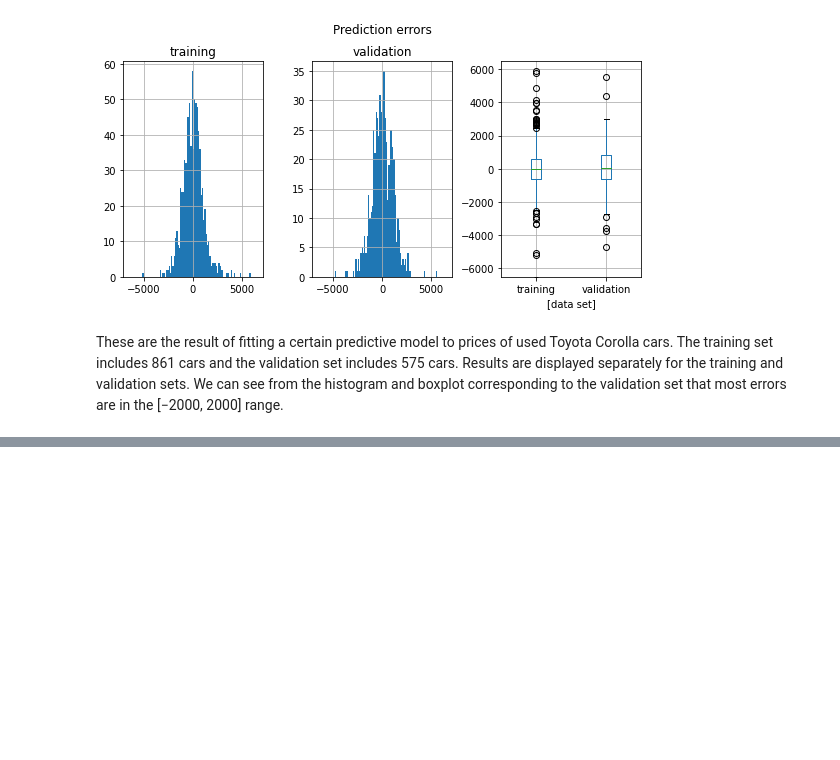
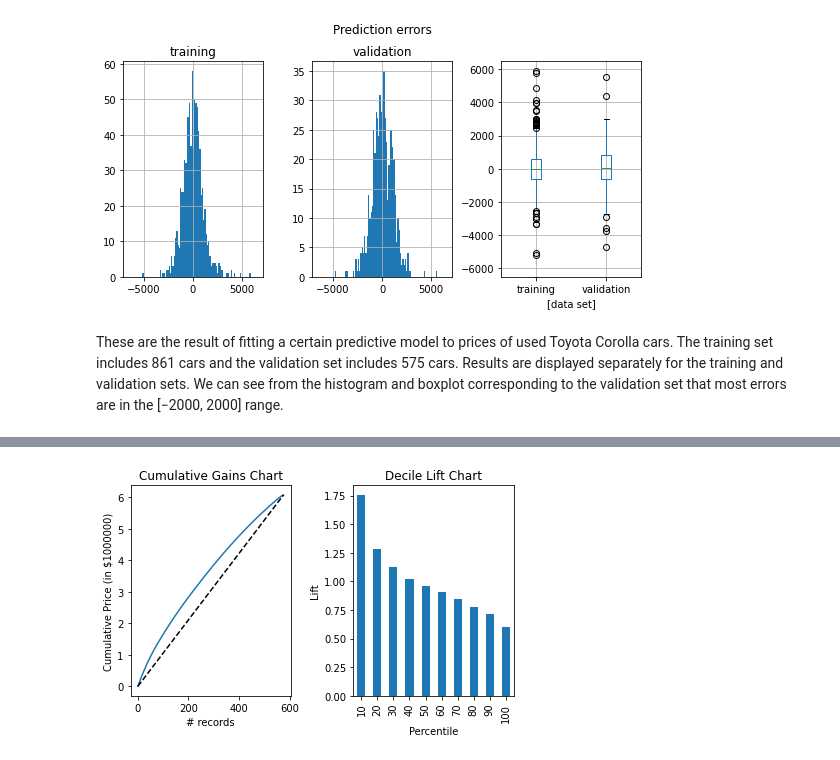
Before and after one commit to jeantardelli/data-mining-for-business-analytics, a Jupyter notebook: analysis/evaluating-predictive-performance.ipynb, the cells around one changed output, grey strips where cells are left out. Drawn from its saved outputs; the diff is of its cells as text; code cells hidden in the pictures; blank space fills up the shorter version.

Commit message:
Evaluating Predictive Performance Pt. 2

```diff
--- a/analysis/evaluating-predictive-performance.ipynb
+++ b/analysis/evaluating-predictive-performance.ipynb
@@ -156,0 +177,16 @@ These are the result of fitting a certain predictive model to prices of used Toy
+# %%
+pred_v = pd.Series(reg.predict(valid_X))
+pred_v = pred_v.sort_values(ascending=False)
+
+fig, axes = plt.subplots(nrows=1, ncols=2)
+ax = gains_chart(pred_v / 1000000, ax=axes[0])
+ax.set_ylabel("Cumulative Price (in $1000000)")
+ax.set_title("Cumulative Gains Chart")
+
+ax = lift_chart(pred_v, ax=axes[1], label_bars=False)
+ax.set_ylabel("Lift")
+
+plt.tight_layout()
+plt.show()
+# %% [output]
+[figure, added]
```
Also changed, not shown: parts of 3 cells of this notebook, 1 other file.
